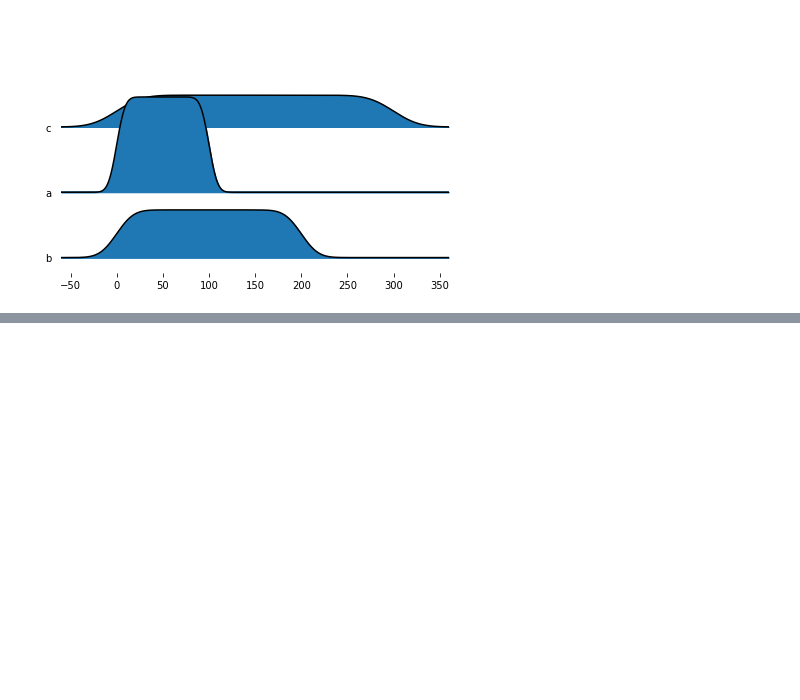
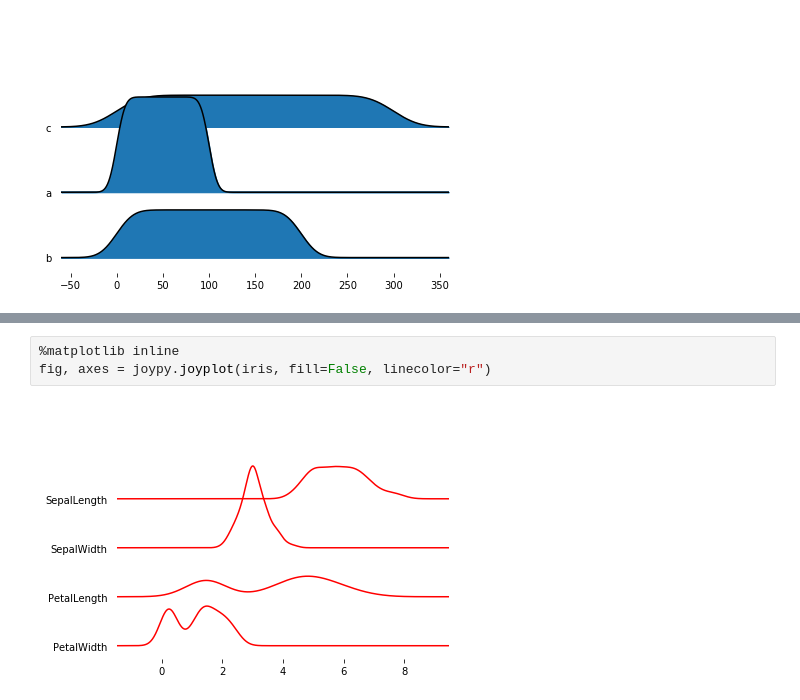
Before and after one commit to leotac/joypy, a Jupyter notebook: Joyplot.ipynb, the cells around one changed output, grey strips where cells are left out. Drawn from its saved outputs; the diff is of its cells as text; blank space fills up the shorter version.

```diff
--- a/Joyplot.ipynb
+++ b/Joyplot.ipynb
@@ -260,0 +302,5 @@ fig, ax = joypy.joyplot(d)
+# %%
+%matplotlib inline
+fig, axes = joypy.joyplot(iris, fill=False, linecolor="r")
+# %% [output]
+[figure, added]
```
Also changed, not shown: parts of 17 cells of this notebook.
